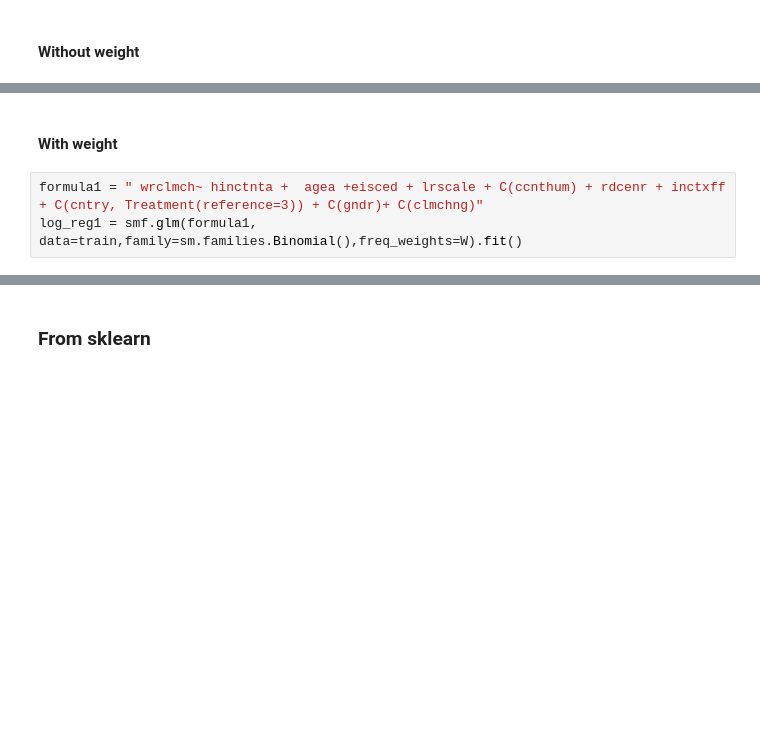
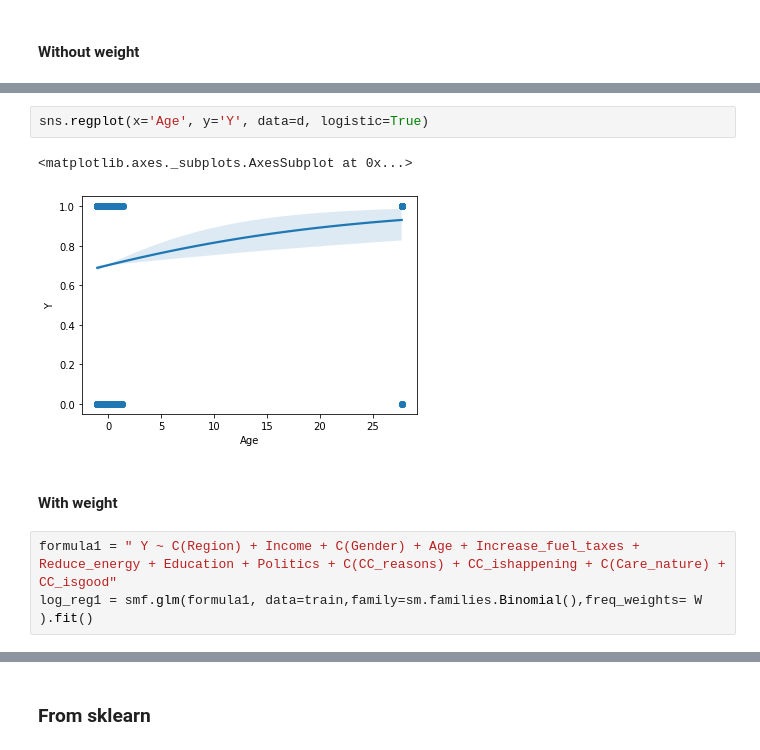
Before and after one commit to Sottix99/European-Social-Survey-Analysis, a Jupyter notebook: ESS8Dataset.ipynb, the cells around one changed output, grey strips where cells are left out. Saved outputs shown, nothing was run; the diff lists cells and outputs as text; blank space fills up the shorter version.

```diff
--- a/ESS8Dataset.ipynb
+++ b/ESS8Dataset.ipynb
@@ -609,8 +627,13 @@ sns.regplot(x='lrscale', y='wrclmch', data=d, logistic=True)
+# %%
+sns.regplot(x='Age', y='Y', data=d, logistic=True)
+# %% [output]
+<matplotlib.axes._subplots.AxesSubplot at 0x...>
+[figure, added]
 # %% [markdown]
 #### With weight
 # %%
-formula1 = " wrclmch~ hinctnta +  agea +eisced + lrscale + C(ccnthum) + rdcenr + inctxff + C(cntry, Treatment(reference=3)) + C(gndr)+ C(clmchng)"
-log_reg1 = smf.glm(formula1, data=train,family=sm.families.Binomial(),freq_weights=W).fit()
+formula1 = " Y ~ C(Region) + Income + C(Gender) + Age + Increase_fuel_taxes + Reduce_energy + Education + Politics + C(CC_reasons) + CC_ishappening + C(Care_nature) + CC_isgood"
+log_reg1 = smf.glm(formula1, data=train,family=sm.families.Binomial(),freq_weights= W ).fit()
 # %%
 print(log_reg1.summary())
 # %% [output]
```
Also changed, not shown: parts of 48 cells of this notebook.
